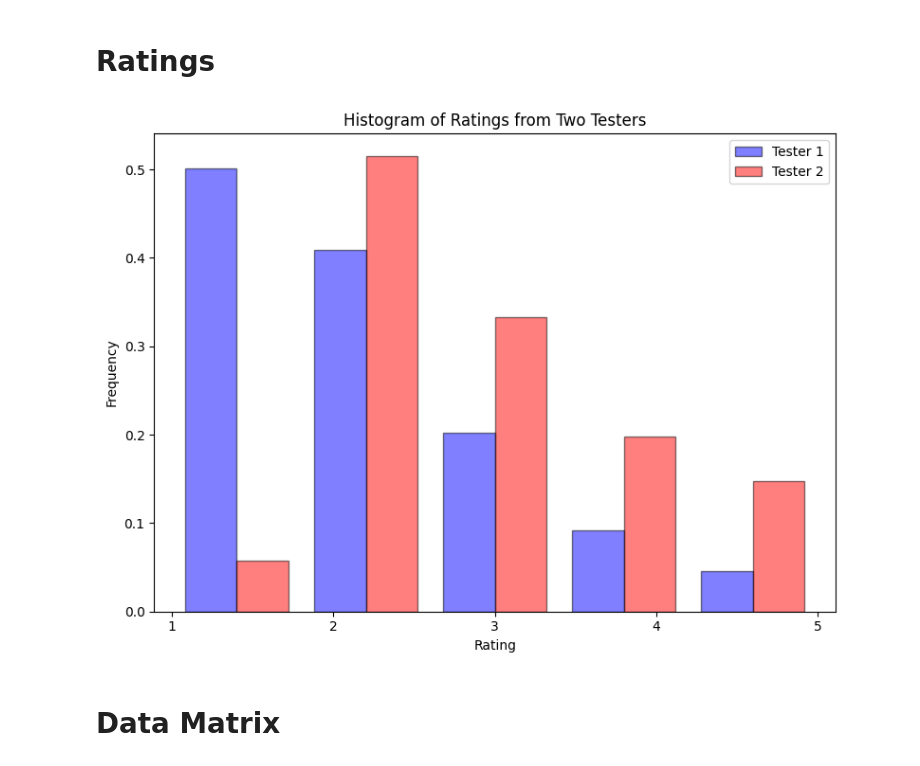
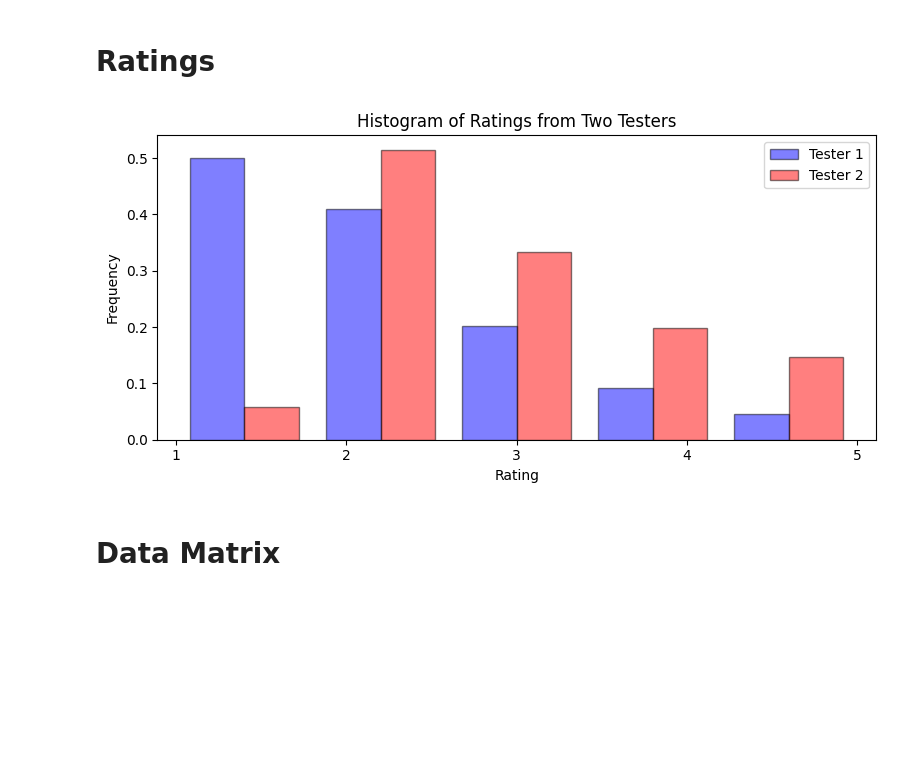
Before and after one commit to s243933/Kareninator, a Jupyter notebook: analyze_ratings.ipynb, the cells around one changed output. Cells and saved outputs as stored; diff of their text form; code cells hidden in the pictures; blank space fills up the shorter version.

```diff
--- a/analyze_ratings.ipynb
+++ b/analyze_ratings.ipynb
@@ -23,16 +23,16 @@ ratings_tester_2 = tester_2['Rating'].tolist()
 ratings = ratings_tester_1 + ratings_tester_2
 # %%
 # Plot histogram of ratings from both testers
-fig = plt.figure(figsize=(8, 6))
+fig = plt.figure(figsize=(8, 4))
 plt.hist([ratings_tester_1, ratings_tester_2], bins=5, density=True, histtype='bar', color=['Blue', 'Red'], label=['Tester 1', 'Tester 2'], edgecolor="black", alpha=0.5)
 plt.xlabel("Rating")
 plt.ylabel("Frequency")
 plt.title("Histogram of Ratings from Two Testers")
 plt.xticks([1, 2, 3, 4, 5])
 plt.tight_layout()
 plt.legend();
 # %% [output]
-[figure, old version]
+[figure, new version]
 # %% [markdown]
 # Data Matrix
 # %%
```
Also changed, not shown: parts of 7 cells of this notebook, 5 other files.
